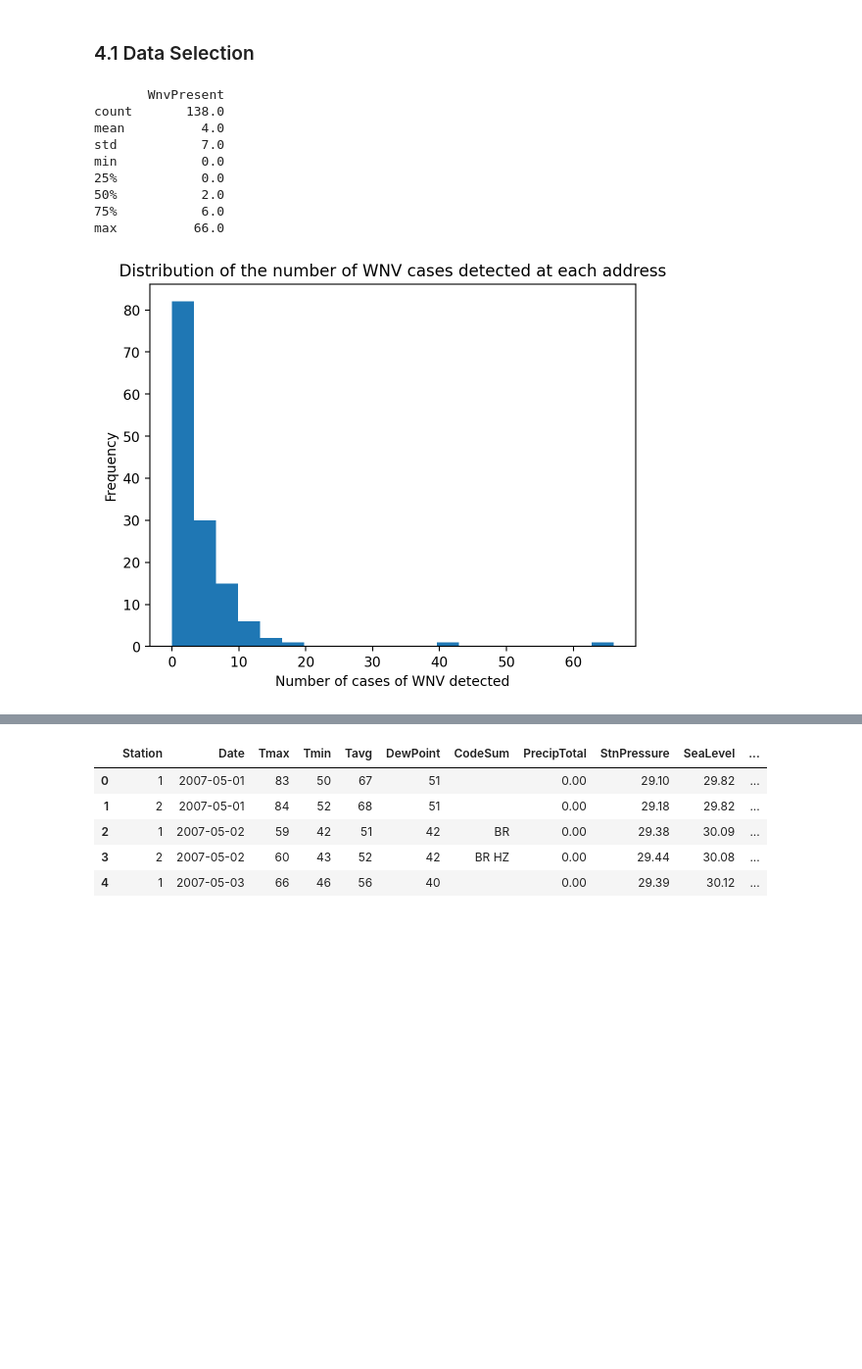
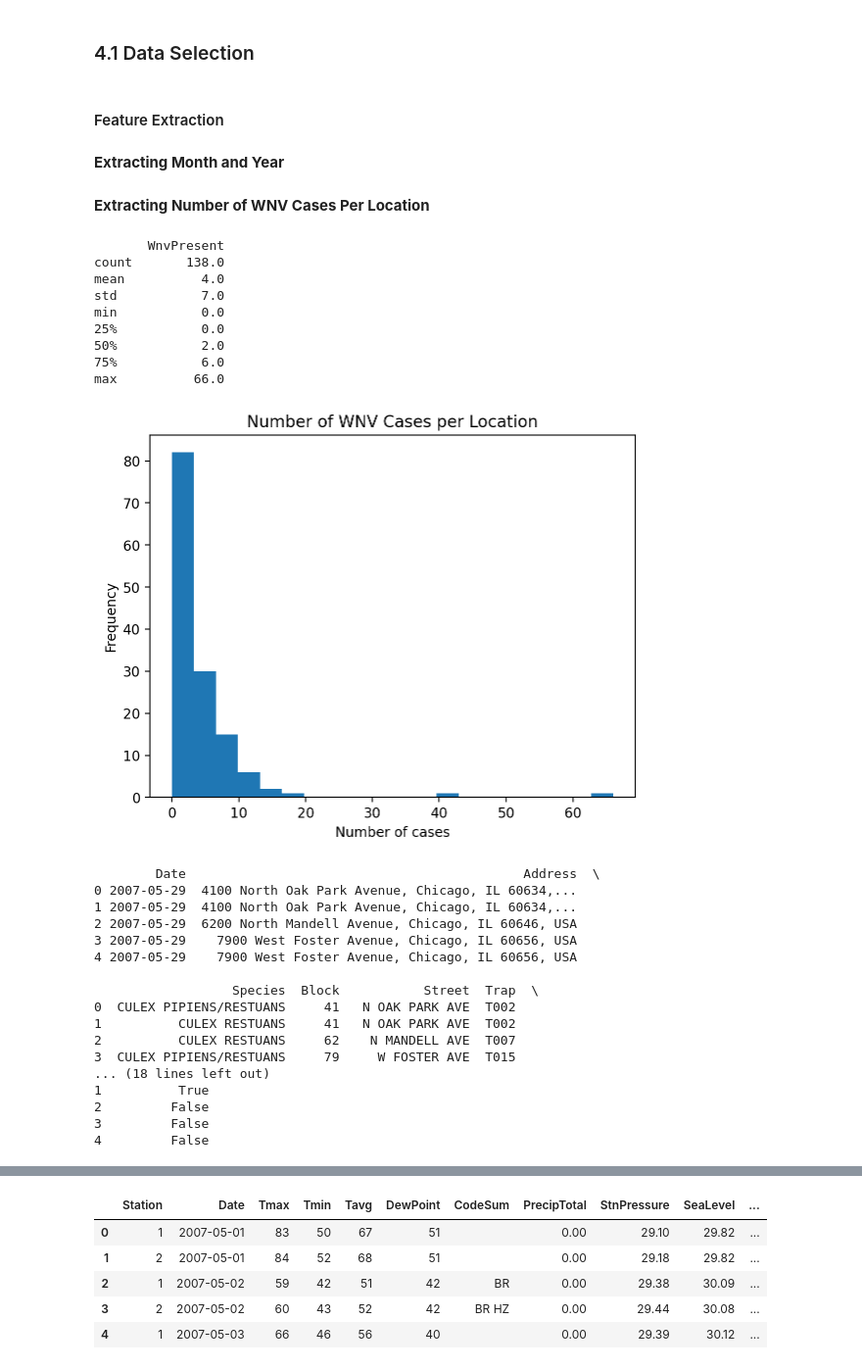
Before and after one commit to NilsLeo/WNV-prediction-model, a Jupyter notebook: notebooks/4_Data_Preparation.ipynb, the cells around one changed output, grey strips where cells are left out. Shown: that part at 98% size. Cells and saved outputs as stored; diff of their text form; code cells hidden in the pictures; blank space fills up the shorter version.

```diff
--- a/notebooks/4_Data_Preparation.ipynb
+++ b/notebooks/4_Data_Preparation.ipynb
@@ -56,6 +56,10 @@ weather = pd.read_csv('../data/weather.csv')
 spray = pd.read_csv('../data/spray.csv')
 # %% [markdown]
 ### 4.1 Data Selection
+# %% [markdown]
+#### Feature Extraction
+# %% [markdown]
+**Extracting Month and Year**
 # %%
 
 
@@ -74,36 +77,62 @@ for df in [weather, spray]:
     df = preprocess_date(df)
+# %% [markdown]
+**Extracting Number of WNV Cases Per Location**
 # %%
 import pandas as pd
 import matplotlib.pyplot as plt
 
 # Assuming 'train' is your DataFrame containing the data
 # Create a pivot table to sum the number of WNV cases detected at each location
-wnv_risk = train.groupby('AddressNumberAndStreet').agg({'WnvPresent': 'sum'}).reset_index()
+wnv_risk = train.groupby('Address').agg({'WnvPresent': 'sum'}).reset_index()
 
 # Display statistics of WNV cases detected
 print(wnv_risk.describe().round())
 
 # Plot histogram to show the spread in the number of WNV cases detected
-plt.title("Distribution of the number of WNV cases detected at each address")
+plt.title("Number of WNV Cases per Location")
 plt.ylabel("Frequency")
-plt.xlabel("Number of cases of WNV detected")
+plt.xlabel("Number of cases")
 plt.hist(wnv_risk['WnvPresent'], bins=20)
 plt.show()
 
-# Create feature to assign location risk of WNV
-wnv_risk['WNV_risk'] = pd.cut(wnv_risk['WnvPresent'], bins=[0, 2, 6, 10, float('inf')], right=False, labels=['very low', 'low', 'medium', 'high'], ordered=True)
+# Define bins and labels - Risk Assesment 0 cases, very low, 2 - low, 6 - medium, 10 - high
+bins = [0, 2, 6, 10, float('inf')]
+labels = ['very low', 'low', 'medium', 'high']
+
+# Create the WNV_risk feature
+wnv_risk['WNV_risk'] = pd.cut(wnv_risk['WnvPresent'], bins=bins, right=False, labels=labels, ordered=True)
+
 
 # Merge risk data with train data, dummify the categorical variable, and drop original
-train = train.merge(wnv_risk[['AddressNumberAndStreet', 'WNV_risk']], how='left', on='AddressNumberAndStreet')
+train = train.merge(wnv_risk[['Address', 'WNV_risk']], how='left', on='Address')
 train = pd.get_dummies(train, columns=['WNV_risk'], prefix='WnvRisk')
+
+print(train.head())
 # %% [output]
        WnvPresent
 count       138.0
 mean          4.0
 std           7.0
 min           0.0
 25%           0.0
 50%           2.0
 75%           6.0
 max          66.0
-[figure, old version]
+[figure, new version]
+        Date                                            Address  \
+0 2007-05-29  4100 North Oak Park Avenue, Chicago, IL 60634,...
+1 2007-05-29  4100 North Oak Park Avenue, Chicago, IL 60634,...
+2 2007-05-29  6200 North Mandell Avenue, Chicago, IL 60646, USA
+3 2007-05-29    7900 West Foster Avenue, Chicago, IL 60656, USA
+4 2007-05-29    7900 West Foster Avenue, Chicago, IL 60656, USA
+
+                  Species  Block           Street  Trap  \
+0  CULEX PIPIENS/RESTUANS     41   N OAK PARK AVE  T002
+1          CULEX RESTUANS     41   N OAK PARK AVE  T002
+2          CULEX RESTUANS     62    N MANDELL AVE  T007
+3  CULEX PIPIENS/RESTUANS     79     W FOSTER AVE  T015
+... (18 lines left out)
+1          True
+2         False
+3         False
+4         False
```
Also changed, not shown: parts of 3 cells of this notebook, 5 other files.
